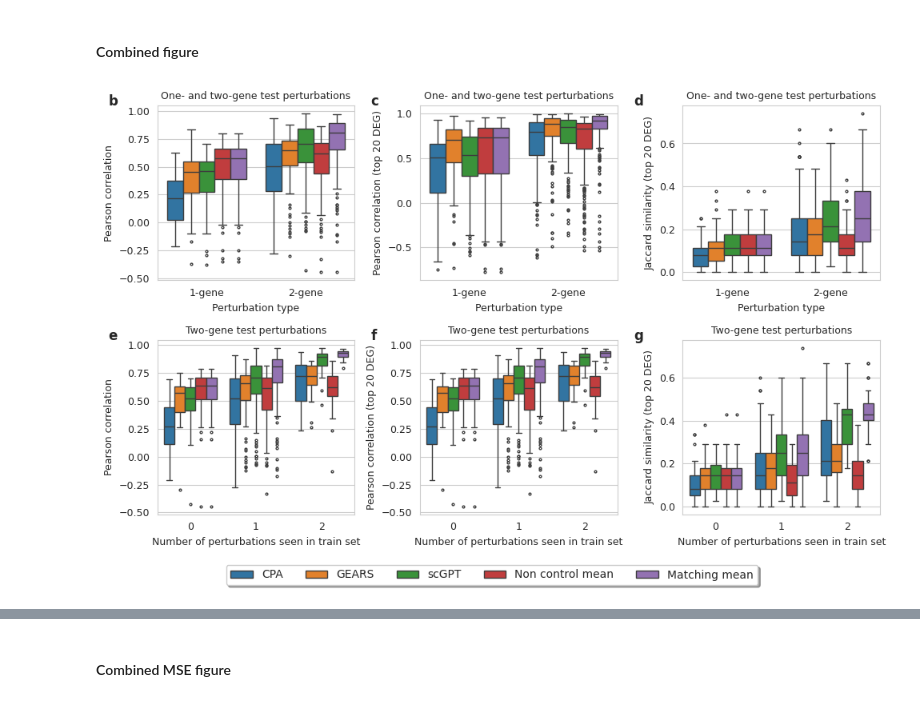
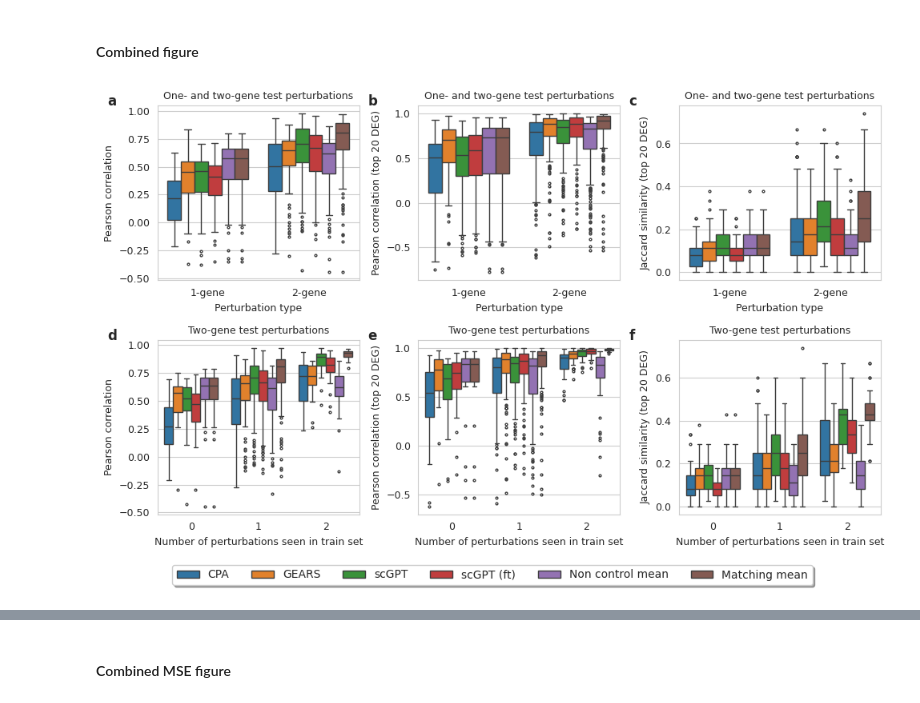
Before and after one commit to mlbio-epfl/systema, a Jupyter notebook: analysis/benchmark_norman.ipynb, the cells around one changed output, grey strips where cells are left out. Saved outputs shown, nothing was run; the diff lists cells and outputs as text; code cells hidden in the pictures.

```diff
--- a/analysis/benchmark_norman.ipynb
+++ b/analysis/benchmark_norman.ipynb
@@ -21,4 +348,27 @@ outdir = '../results'
 figdir = f'{outdir}/overleaf/figures'
 dataset = 'Norman2019'
 seeds = [1, 2, 3]
-methods = ['cpa', 'gears', 'scgpt', 'nonctl-mean', 'matching-mean']
+methods = ['cpa', 'gears', 'scgpt', 'scgpt_ft', 'nonctl-mean', 'matching-mean']
+# %%
+file = f'../data/{dataset.lower()}/{dataset.lower()}_1.h5ad'
+adata = anndata.read_h5ad(file)
+adata_pert = adata[adata.obs['control'] == 0].copy()
+adata_pert.X = adata_pert.X.toarray()
+
+#compute DEGs
+sc.tl.rank_genes_groups(
+    adata_pert,
+    groupby='condition_name',
+    reference='rest',
+    rankby_abs=True,
+    n_genes=None,
+    use_raw=False
+)
+# %%
+adata_pert = adata[adata.obs['control'] == 0].copy()
+genes_dict = rank_genes_groups_allpert(adata_pert)
+adata.uns['rank_genes_groups_cov_allpert'] = genes_dict
+
+# Get non dropout top 20 DEG
+get_dropout_non_zero_genes_allpert(adata)
+uns = adata.uns.copy()
@@ -91,7 +488,7 @@ fontsize = 9
 fliersize = 2
 fig = plt.figure(figsize=(10, 6))
 plt.subplot(nrows, ncols, 1)
-letter_annotation(plt.gca(), -.25, 1, 'b')
+letter_annotation(plt.gca(), -.25, 1, 'a')
 sns.boxplot(data=results_df, x='one gene', y='corr_all', hue='method',
             hue_order=methods,
             fliersize=fliersize,
@@ -104,7 +501,7 @@ plt.legend([],[], frameon=False);
 plt.xlabel('Perturbation type', fontsize=fontsize)
 
 plt.subplot(nrows, ncols, 2)
-letter_annotation(plt.gca(), -.25, 1, 'c')
+letter_annotation(plt.gca(), -.25, 1, 'b')
 sns.boxplot(data=results_df, x='one gene', y='corr_20de', hue='method',
             hue_order=methods,
             fliersize=fliersize,
@@ -117,7 +514,7 @@ plt.legend([],[], frameon=False);
 plt.xlabel('Perturbation type', fontsize=fontsize)
 
 plt.subplot(nrows, ncols, 3)
-letter_annotation(plt.gca(), -.25, 1, 'd')
+letter_annotation(plt.gca(), -.25, 1, 'c')
 sns.boxplot(data=results_df, x='one gene', y='jaccard', hue='method',
             hue_order=methods,
             fliersize=fliersize,
@@ -131,7 +528,7 @@ plt.xlabel('Perturbation type', fontsize=fontsize)
 
 # Results: 2-gene perturbation by number of perturbations in train
 plt.subplot(nrows, ncols, 4)
-letter_annotation(plt.gca(), -.25, 1, 'e')
+letter_annotation(plt.gca(), -.25, 1, 'd')
 sns.boxplot(data=results_df[results_df['one gene'] == '2-gene'], x='train', y='corr_all', hue='method',
             fliersize=fliersize,
             hue_order=methods)
@@ -144,39 +541,39 @@ plt.xlabel('Number of perturbations seen in train set', fontsize=fontsize);
 
 # Results: 2-gene perturbation by number of perturbations in train
 plt.subplot(nrows, ncols, 5)
-letter_annotation(plt.gca(), -.25, 1, 'f')
-sns.boxplot(data=results_df[results_df['one gene'] == '2-gene'], x='train', y='corr_all', hue='method',
+letter_annotation(plt.gca(), -.25, 1, 'e')
+sns.boxplot(data=results_df[results_df['one gene'] == '2-gene'], x='train', y='corr_20de', hue='method',
             fliersize=fliersize,
             hue_order=methods)
 plt.xticks(fontsize=fontsize);
 plt.yticks(fontsize=fontsize);
 plt.title('Two-gene test perturbations', fontsize=fontsize)
 plt.ylabel('Pearson correlation (top 20 DEG)', fontsize=fontsize)
 plt.legend([],[], frameon=False);
 plt.xlabel('Number of perturbations seen in train set', fontsize=fontsize);
 
 # Results: 2-gene perturbation by number of perturbations in train
 plt.subplot(nrows, ncols, 6)
-letter_annotation(plt.gca(), -.25, 1, 'g')
+letter_annotation(plt.gca(), -.25, 1, 'f')
 sns.boxplot(data=results_df[results_df['one gene'] == '2-gene'], x='train', y='jaccard', hue='method',
             fliersize=fliersize,
             hue_order=methods)
 plt.xticks(fontsize=fontsize);
 plt.yticks(fontsize=fontsize);
 plt.title('Two-gene test perturbations', fontsize=fontsize)
 plt.ylabel('Jaccard similarity (top 20 DEG)', fontsize=fontsize)
 plt.legend([],[], frameon=False);
 plt.xlabel('Number of perturbations seen in train set', fontsize=fontsize);
 
 # legend = plt.legend(loc='center left', bbox_to_anchor=(1, 0.5))
 handles, labels = plt.gca().get_legend_handles_labels()
-legend = fig.legend(handles, labels, loc='upper center', bbox_to_anchor=(0.5, 0), fancybox=True, shadow=True, ncol=5)
+legend = fig.legend(handles, labels, loc='upper center', bbox_to_anchor=(0.5, 0), fancybox=True, shadow=True, ncol=6)
 
-labels=['CPA', 'GEARS', 'scGPT', 'Non control mean', 'Matching mean']
+labels=['CPA', 'GEARS', 'scGPT', 'scGPT (ft)', 'Non control mean', 'Matching mean']
 for i, label in enumerate(labels):
     legend.get_texts()[i].set_text(label)
 
 plt.tight_layout() # Or equivalently,  "plt.tight_layout()"
 plt.savefig(f'{figdir}/{dataset}_pearsondiff_combined.pdf', bbox_inches='tight');
 # %% [output]
-[figure, old version]
+[figure, new version]
```
Also changed, not shown: parts of 49 cells of this notebook, 10 other files.
